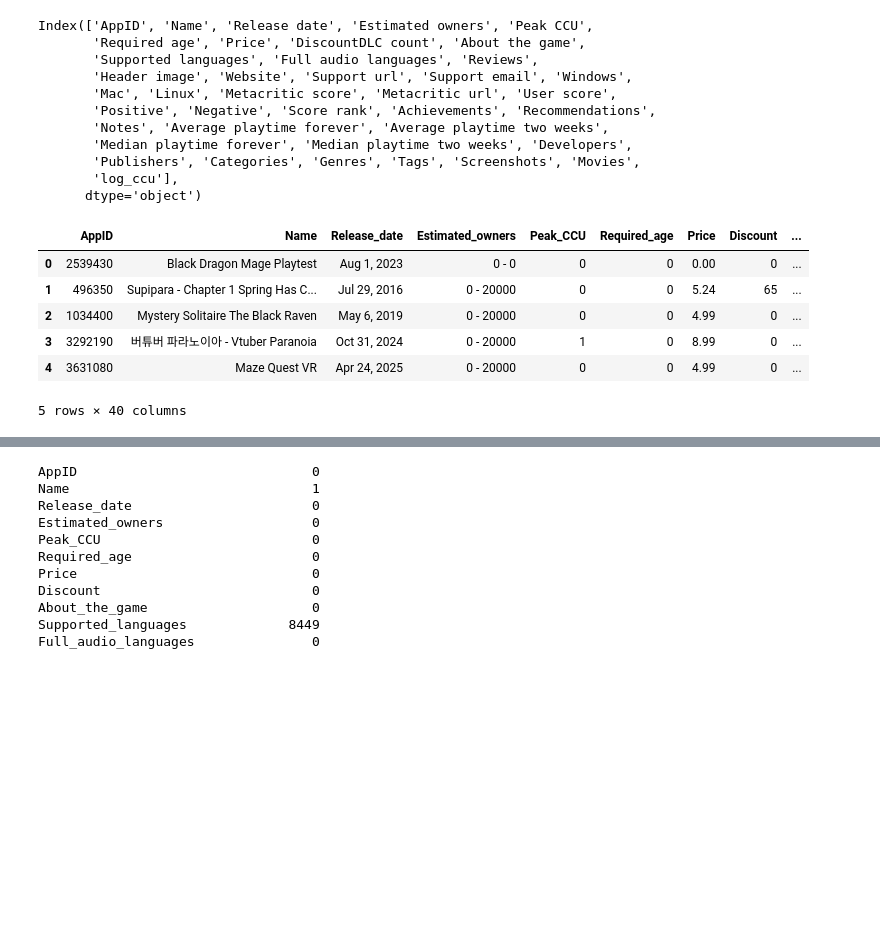
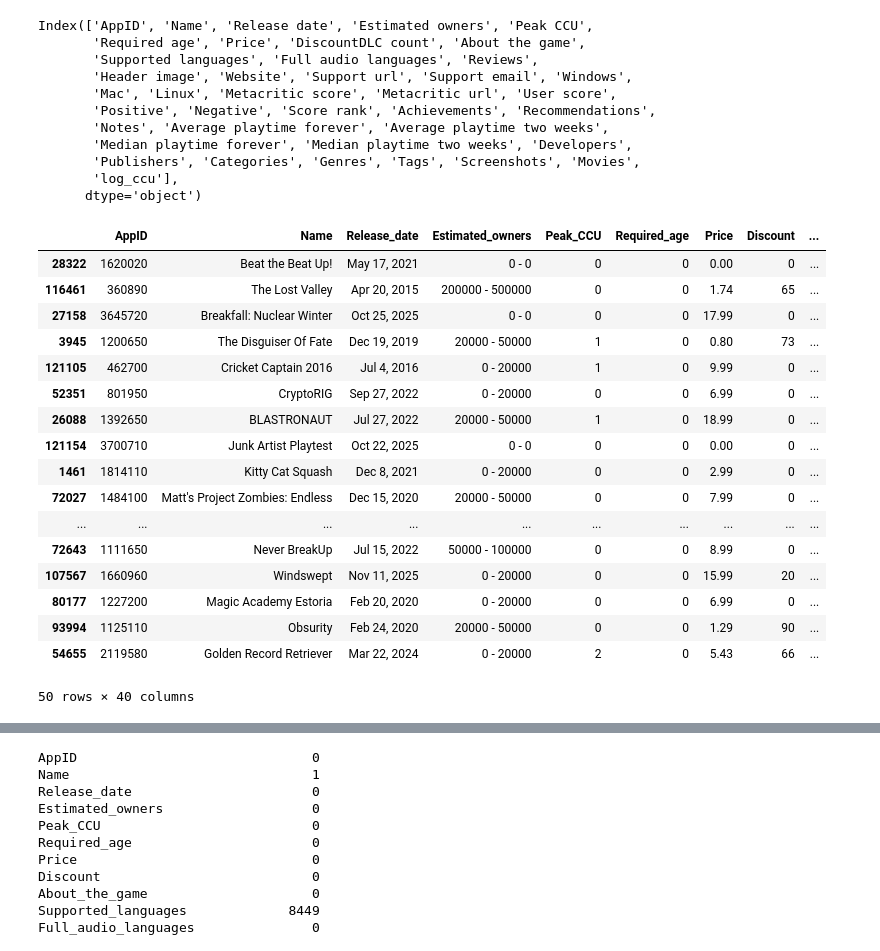
Before and after one commit to shuhei-kuroiwa/cml_study_log, a Jupyter notebook: implementations:/sandbox.ipynb, the cells around one changed output, grey strips where cells are left out. Saved outputs shown, nothing was run; the diff lists cells and outputs as text; code cells hidden in the pictures; blank space fills up the shorter version.

```diff
--- a/implementations:/sandbox.ipynb
+++ b/implementations:/sandbox.ipynb
@@ -86,15 +79,26 @@ df_clean = df_clean.dropna(subset=['Price', 'Peak CCU'])
 # スペースをアンダースコアに置換
 df.columns = [c.replace(' ', '_') for c in df.columns]
 # %%
-df.head()
+df.sample(n=50)
 # %% [output]
 |  | AppID | Name | Release_date | Estimated_owners | Peak_CCU | Required_age | Price | Discount | ... |
-| 0 | 2539430 | Black Dragon Mage Playtest | Aug 1, 2023 | 0 - 0 | 0 | 0 | 0.00 | 0 | ... |
-| 1 | 496350 | Supipara - Chapter 1 Spring Has C... | Jul 29, 2016 | 0 - 20000 | 0 | 0 | 5.24 | 65 | ... |
-| 2 | 1034400 | Mystery Solitaire The Black Raven | May 6, 2019 | 0 - 20000 | 0 | 0 | 4.99 | 0 | ... |
-| 3 | 3292190 | 버튜버 파라노이아 - Vtuber Paranoia | Oct 31, 2024 | 0 - 20000 | 1 | 0 | 8.99 | 0 | ... |
-| 4 | 3631080 | Maze Quest VR | Apr 24, 2025 | 0 - 20000 | 0 | 0 | 4.99 | 0 | ... |
+| 28322 | 1620020 | Beat the Beat Up! | May 17, 2021 | 0 - 0 | 0 | 0 | 0.00 | 0 | ... |
+| 116461 | 360890 | The Lost Valley | Apr 20, 2015 | 200000 - 500000 | 0 | 0 | 1.74 | 65 | ... |
+| 27158 | 3645720 | Breakfall: Nuclear Winter | Oct 25, 2025 | 0 - 0 | 0 | 0 | 17.99 | 0 | ... |
+| 3945 | 1200650 | The Disguiser Of Fate | Dec 19, 2019 | 20000 - 50000 | 1 | 0 | 0.80 | 73 | ... |
+| 121105 | 462700 | Cricket Captain 2016 | Jul 4, 2016 | 0 - 20000 | 1 | 0 | 9.99 | 0 | ... |
+| 52351 | 801950 | CryptoRIG | Sep 27, 2022 | 0 - 20000 | 0 | 0 | 6.99 | 0 | ... |
+| 26088 | 1392650 | BLASTRONAUT | Jul 27, 2022 | 20000 - 50000 | 1 | 0 | 18.99 | 0 | ... |
+| 121154 | 3700710 | Junk Artist Playtest | Oct 22, 2025 | 0 - 0 | 0 | 0 | 0.00 | 0 | ... |
+| 1461 | 1814110 | Kitty Cat Squash | Dec 8, 2021 | 0 - 20000 | 0 | 0 | 2.99 | 0 | ... |
+| 72027 | 1484100 | Matt's Project Zombies: Endless | Dec 15, 2020 | 20000 - 50000 | 0 | 0 | 7.99 | 0 | ... |
+| ... | ... | ... | ... | ... | ... | ... | ... | ... | ... |
+| 72643 | 1111650 | Never BreakUp | Jul 15, 2022 | 50000 - 100000 | 0 | 0 | 8.99 | 0 | ... |
+| 107567 | 1660960 | Windswept | Nov 11, 2025 | 0 - 20000 | 0 | 0 | 15.99 | 20 | ... |
+| 80177 | 1227200 | Magic Academy Estoria | Feb 20, 2020 | 0 - 20000 | 0 | 0 | 6.99 | 0 | ... |
+| 93994 | 1125110 | Obsurity | Feb 24, 2020 | 20000 - 50000 | 0 | 0 | 1.29 | 90 | ... |
+| 54655 | 2119580 | Golden Record Retriever | Mar 22, 2024 | 0 - 20000 | 2 | 0 | 5.43 | 66 | ... |
-5 rows × 40 columns
+50 rows × 40 columns
 # %%
 df.describe()
 # %% [output]
```
Also changed, not shown: parts of 7 cells of this notebook.
